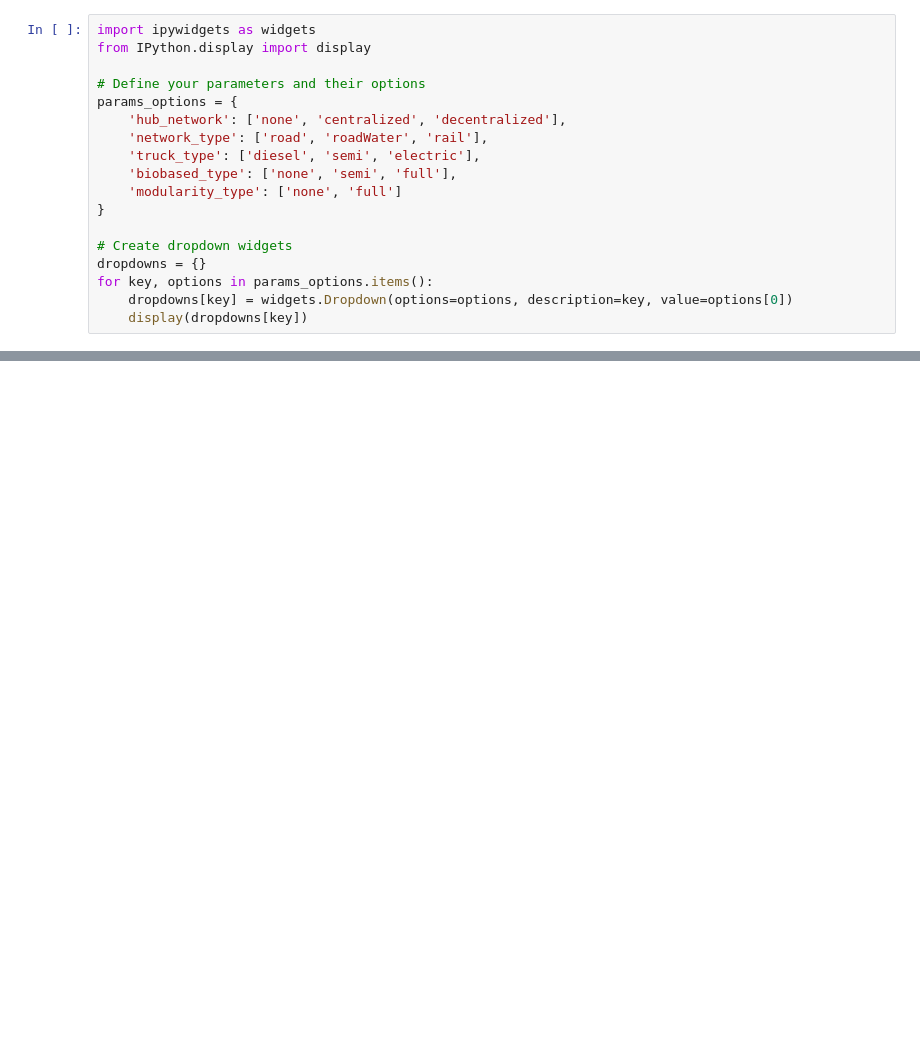
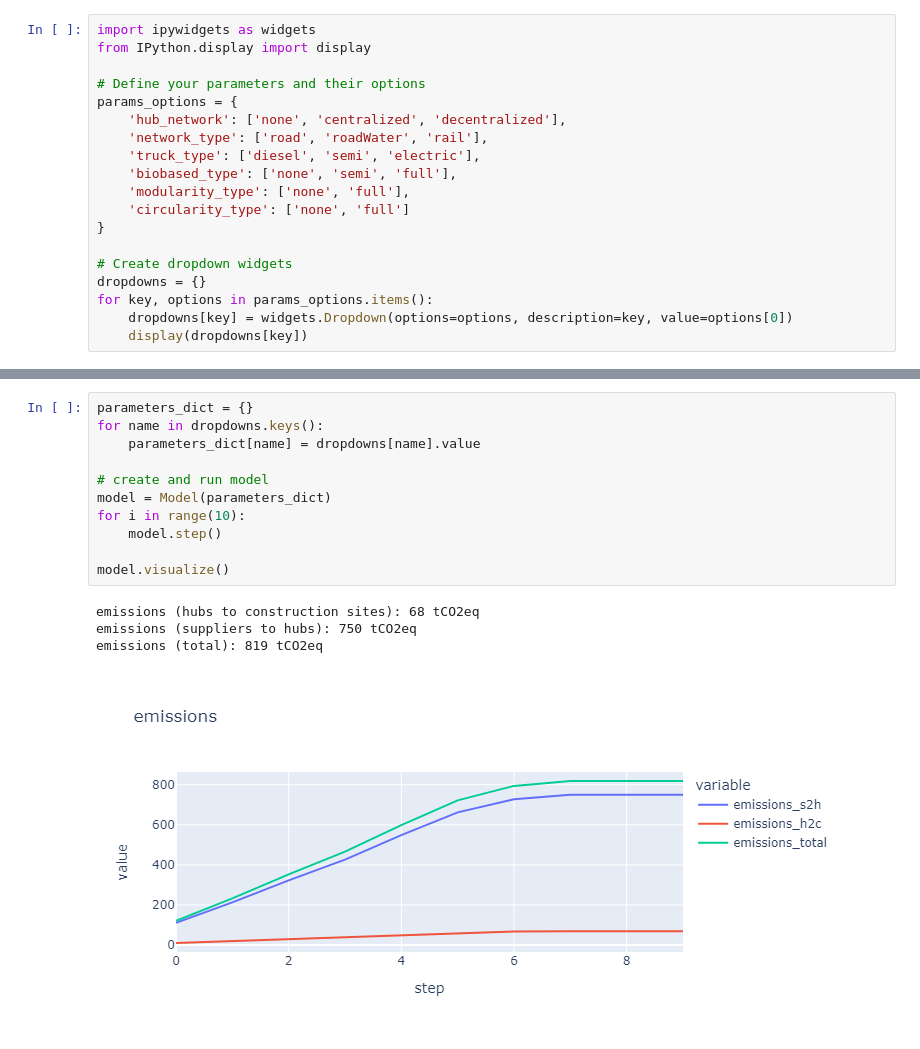
Before and after one commit to TanyaTsui/bimzec, a Jupyter notebook: model.ipynb, the cells around one changed output, grey strips where cells are left out. Cells and saved outputs as stored; diff of their text form; blank space fills up the shorter version.

```diff
--- a/model.ipynb
+++ b/model.ipynb
@@ -522,7 +629,8 @@ params_options = {
     'network_type': ['road', 'roadWater', 'rail'],
     'truck_type': ['diesel', 'semi', 'electric'],
     'biobased_type': ['none', 'semi', 'full'],
-    'modularity_type': ['none', 'full']
+    'modularity_type': ['none', 'full'],
+    'circularity_type': ['none', 'full']
 }
 
 # Create dropdown widgets
@@ -538,0 +648,16 @@ for key, options in params_options.items():
+# %%
+parameters_dict = {}
+for name in dropdowns.keys():
+    parameters_dict[name] = dropdowns[name].value
+
+# create and run model
+model = Model(parameters_dict)
+for i in range(10):
+    model.step()
+
+model.visualize()
+# %% [output]
+emissions (hubs to construction sites): 68 tCO2eq
+emissions (suppliers to hubs): 750 tCO2eq
+emissions (total): 819 tCO2eq
+[figure, added]
```
Also changed, not shown: parts of 6 cells of this notebook, 18 other files.
